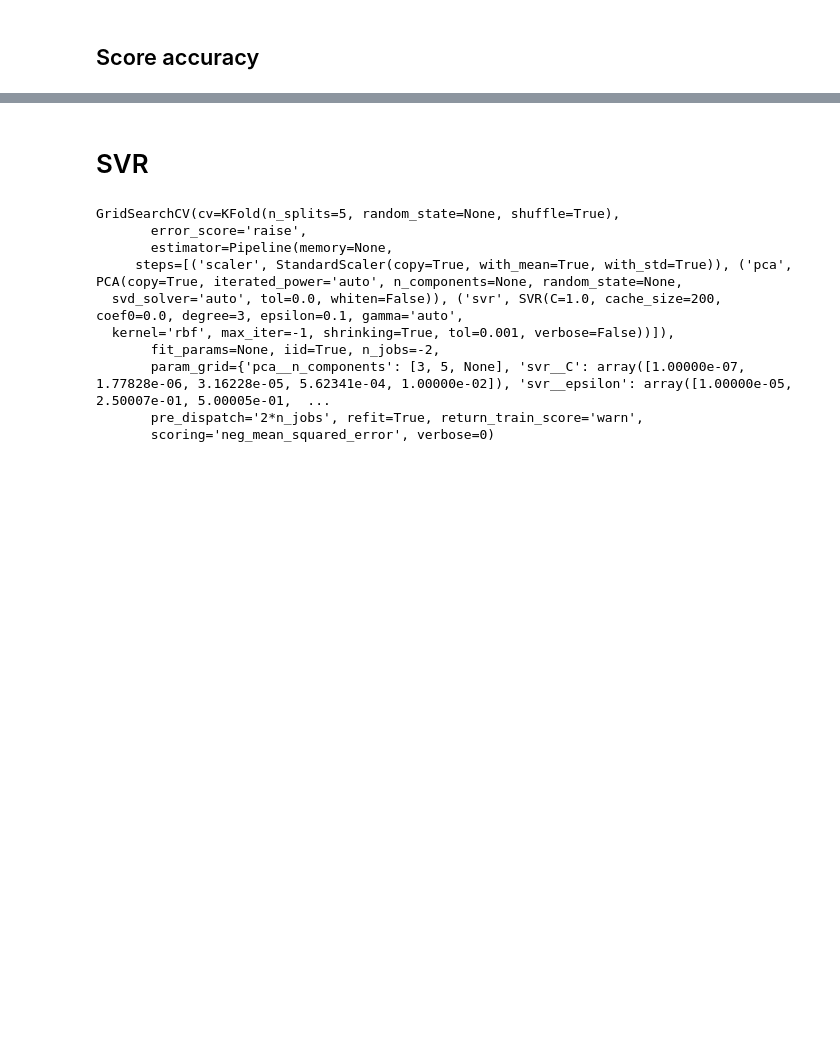
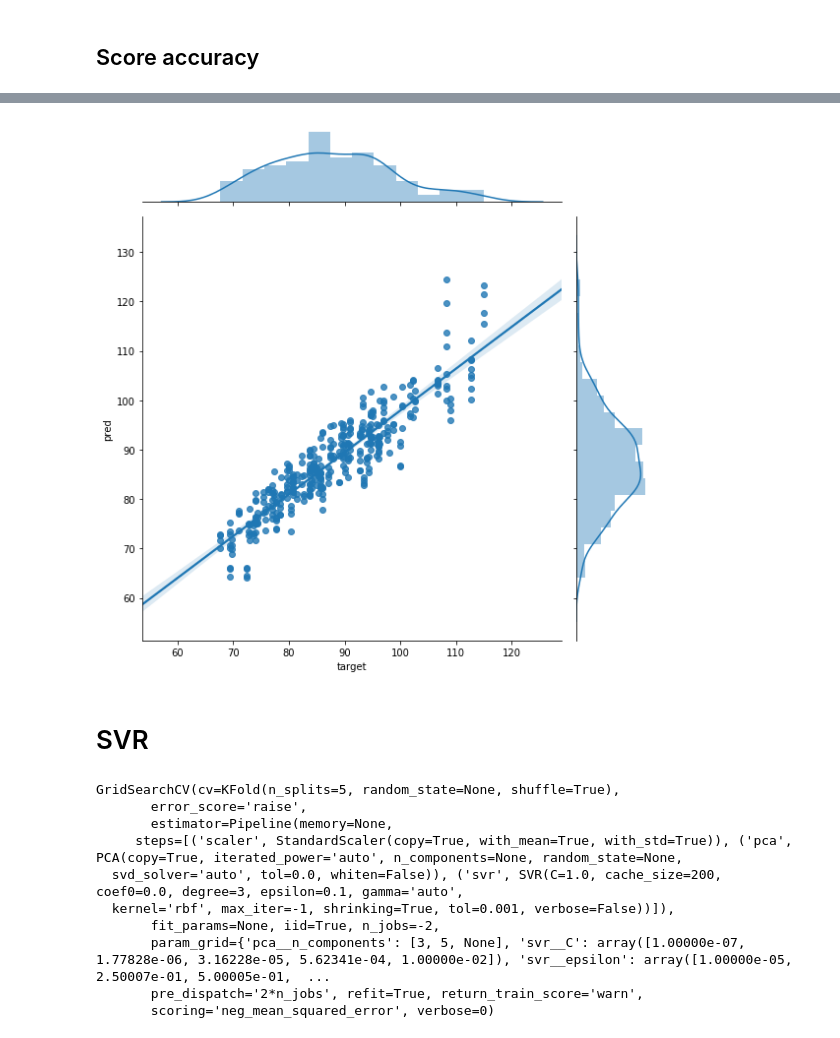
Before and after one commit to rudloffl/open-peas, a Jupyter notebook: notebooks/pea-regression.ipynb, the cells around one changed output, grey strips where cells are left out. Drawn from its saved outputs; the diff is of its cells as text; code cells hidden in the pictures; blank space fills up the shorter version.

```diff
--- a/notebooks/pea-regression.ipynb
+++ b/notebooks/pea-regression.ipynb
@@ -416,3 +356,9 @@ prediction +/- 8.0 : percent 94.39 %
+# %%
+# No BOXCOX
+sns.jointplot(x='target', y='pred', data=df, kind='reg', size=8, stat_func=None)
+plt.show()
+# %% [output]
+[figure, added]
 # %% [markdown]
 # SVR
 # %%
```
Also changed, not shown: parts of 24 cells of this notebook, 4 other files.
